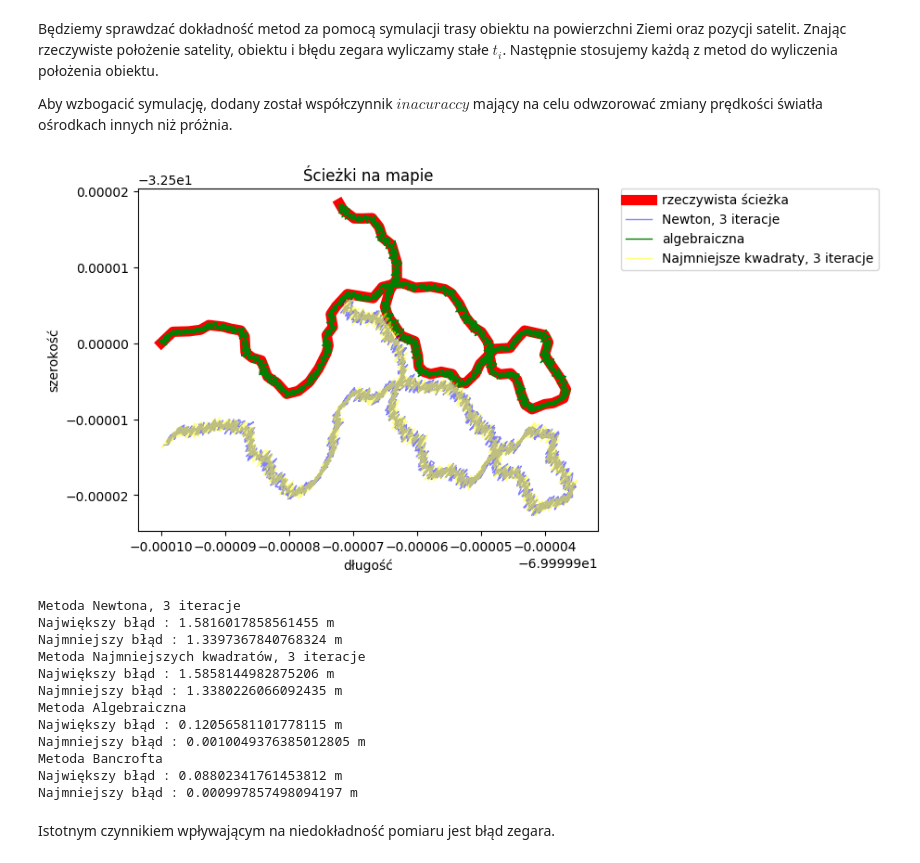
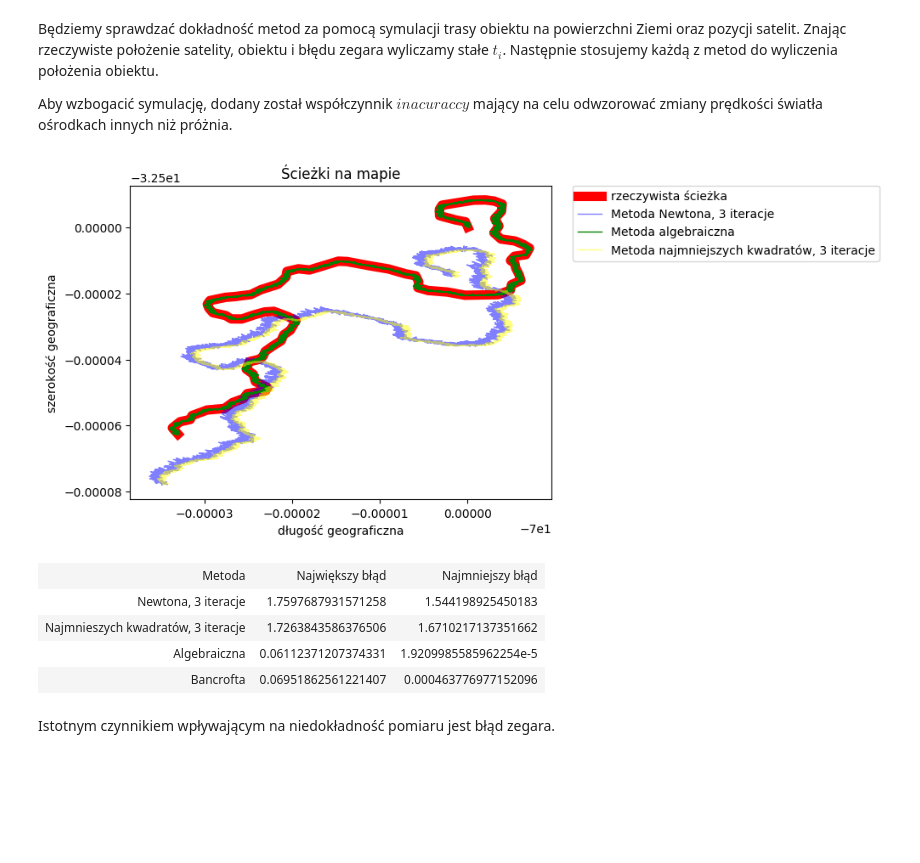
Before and after one commit to jakubzadrozny/pracownia2, a Jupyter notebook: prog/program.ipynb, the cells around one changed output. Drawn from its saved outputs; the diff is of its cells as text; code cells hidden in the pictures; blank space fills up the shorter version.

```diff
--- a/prog/program.ipynb
+++ b/prog/program.ipynb
@@ -138,8 +138,8 @@ Wtedy
 $$ x_{n+1} = x_{n} + h_{n} $$
 Jest n-tym przybliżeniem metody.
 # %%
-function leastSquares(sats, maxiter=20, satcnt=4)
-    newton(sats[1:satcnt], maxiter)
+function leastSquares(sats, maxiter=20, satcnt=8)
+    newton(sats, maxiter)
 end;
 # %% [markdown]
 ## Metoda algebraiczna
@@ -456,12 +482,13 @@ function XYZtoLLA(X)
 end
 
 function inaccuracy()
-    (1 + rand()/300000000)
+    (1 + rand()/500000000)
 end
 
 function countTime(mistake, Pos, sat)
     C = 299792.458
-    dist = sqrt(sum( [ (Pos[i]-sat[i])^2 for i in 1:3]))
+    dist = norm(Pos[1:3]-sat[1:3])
+    #dist = sqrt(sum( [ (Pos[i]-sat[i])^2 for i in 1:3]))
     t = dist / C
     return [t + mistake]*inaccuracy()
 end
@@ -496,11 +523,11 @@ function GPS_newton(coords, mistake, maxiter=20)
     return res
 end
 
-function GPS_leastSquares(coords, mistake, maxiter, satcnt)
+function GPS_leastSquares(coords, mistake, maxiter=20, satcnt=sat_count)
     res = [[],[]]
     for i in 1:length(coords[1])
         sat = createSats(coords[1][i], coords[2][i], mistake)
-        X = leastSquares(sat[1:satcnt], maxiter)
+        X = leastSquares(sat, maxiter, satcnt)
         LL = XYZtoLLA(X[1:3])
         push!(res[1], LL[1])
         push!(res[2], LL[2])
@@ -566,10 +593,10 @@ function MINdist(coords, gps_coords)
     return res*1000
 end
 
-function MinMaxMistake(title, coords, gps_coords)
-    println(title)
-    println("Największy błąd : ", MAXdist(coords, gps_coords), " m")
-    println("Najmniejszy błąd : ", MINdist(coords, gps_coords), " m")
+function MinMaxMistakeTable(methods, results, coords)
+    maxmistake = [ MAXdist(coords, results[i]) for i in 1:length(methods) ]
+    minmistake = [ MINdist(coords, results[i]) for i in 1:length(methods) ]
+    table(hcat(methods, maxmistake, minmistake), column_names=[:Metoda, :"Największy błąd", :"Najmniejszy błąd"])
 end;
 # %%
 coords = path(3000, -70, -32.5)
@@ -578,53 +605,45 @@ y = coords[2]
 
 mistake = 0.005
 
 newton_coords = GPS_newton(coords, mistake, 3)
 xn = newton_coords[1]
 yn = newton_coords[2]
 
 leastSquares_coords = GPS_leastSquares(coords, mistake, 3, sat_count)
 xl = leastSquares_coords[1]
 yl = leastSquares_coords[2]
 
 alg_coords = GPS_alg(coords, mistake)
 xa = alg_coords[1]
 ya = alg_coords[2]
 
 bancroft_coords = GPS_bancroft(coords, mistake)
 xb = bancroft_coords[1]
 yb = bancroft_coords[2]
 
 fig, ax = subplots()
 
 title("Ścieżki na mapie")
 xlabel("długość geograficzna")
 ylabel("szerokość geograficzna")
 ax[:plot](x, y, "-", color="red", linewidth=8, alpha=1.0, label="rzeczywista ścieżka")
-ax[:plot](xn, yn, "-", color="blue", linewidth=1, alpha=0.5, label="Newton, 3 iteracje")
-ax[:plot](xa, ya, "-", color="green", linewidth=1, alpha=1.0, label="algebraiczna")
-ax[:plot](xl, yl, "-", color="yellow", linewidth=1, alpha=0.5, label="Najmniejsze kwadraty, 3 iteracje")
+ax[:plot](xn, yn, "-", color="blue", linewidth=1, alpha=0.5, label="Metoda Newtona, 3 iteracje")
+ax[:plot](xa, ya, "-", color="green", linewidth=1, alpha=1.0, label="Metoda algebraiczna")
+ax[:plot](xl, yl, "-", color="yellow", linewidth=1, alpha=0.5, label="Metoda najmniejszych kwadratów, 3 iteracje")
 ax[:legend](bbox_to_anchor=(1.05, 1), loc=2, borderaxespad=0.)
 show()
 
+methods =["Newtona, 3 iteracje", "Najmnieszych kwadratów, 3 iteracje", "Algebraiczna", "Bancrofta"]
+results = [newton_coords, leastSquares_coords, alg_coords, bancroft_coords]
 
-MinMaxMistake("Metoda Newtona, 3 iteracje", coords, newton_coords)
-MinMaxMistake("Metoda Najmniejszych kwadratów, 3 iteracje", coords, leastSquares_coords)
-MinMaxMistake("Metoda Algebraiczna", coords, alg_coords)
-MinMaxMistake("Metoda Bancrofta", coords, bancroft_coords)
+MinMaxMistakeTable(methods, results, coords)
 # %% [output]
-[figure, old version]
+[figure, new version]
-Metoda Newtona, 3 iteracje
-Największy błąd : 1.5816017858561455 m
-Najmniejszy błąd : 1.3397367840768324 m
-Metoda Najmniejszych kwadratów, 3 iteracje
-Największy błąd : 1.5858144982875206 m
-Najmniejszy błąd : 1.3380226066092435 m
-Metoda Algebraiczna
-Największy błąd : 0.12056581101778115 m
-Najmniejszy błąd : 0.0010049376385012805 m
-Metoda Bancrofta
-Największy błąd : 0.08802341761453812 m
-Najmniejszy błąd : 0.000997857498094197 m
+| Metoda | Największy błąd | Najmniejszy błąd |
+| Newtona, 3 iteracje | 1.7597687931571258 | 1.544198925450183 |
+| Najmnieszych kwadratów, 3 iteracje | 1.7263843586376506 | 1.6710217137351662 |
+| Algebraiczna | 0.06112371207374331 | 1.9209985585962254e-5 |
+| Bancrofta | 0.06951862561221407 | 0.000463776977152096 |
 # %%
 function clock_mistake_plot(method, coords, maxiter)
     res = [[], []]
```
Also changed, not shown: parts of 16 cells of this notebook.
